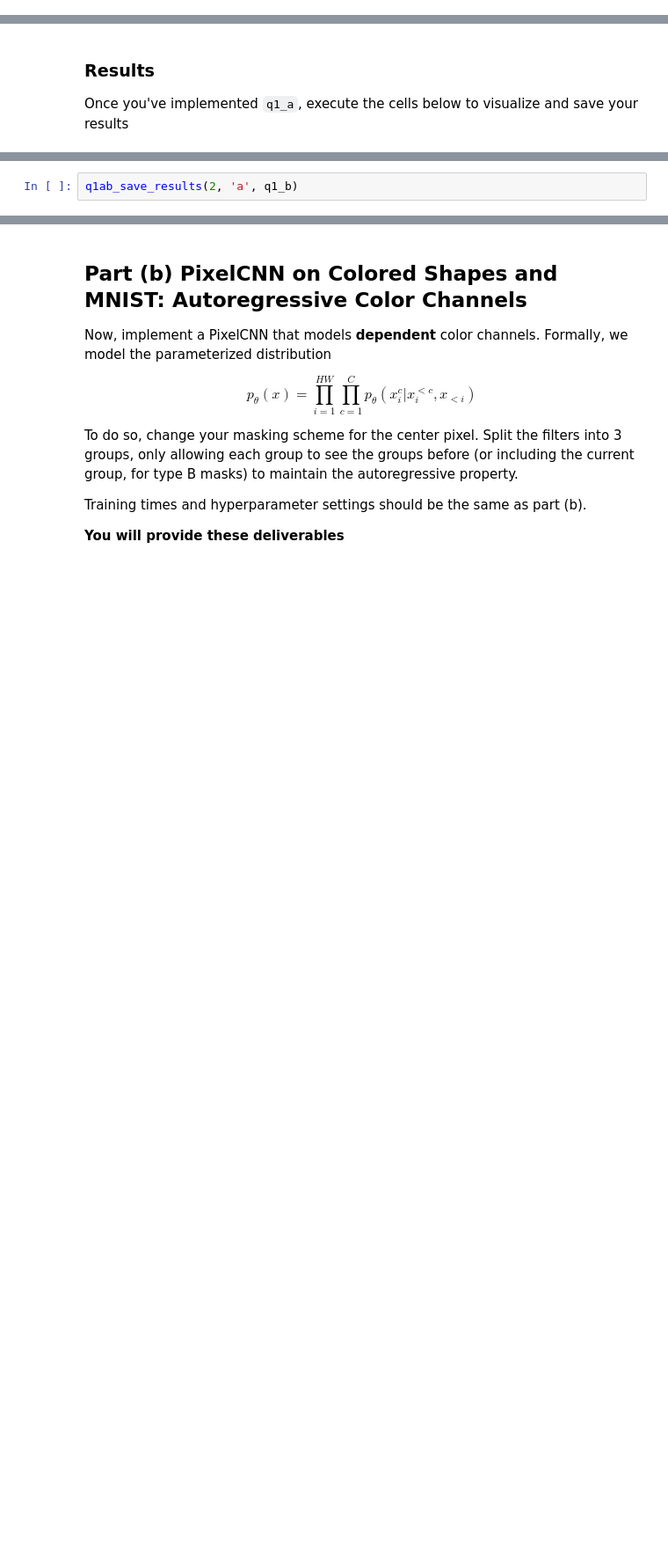
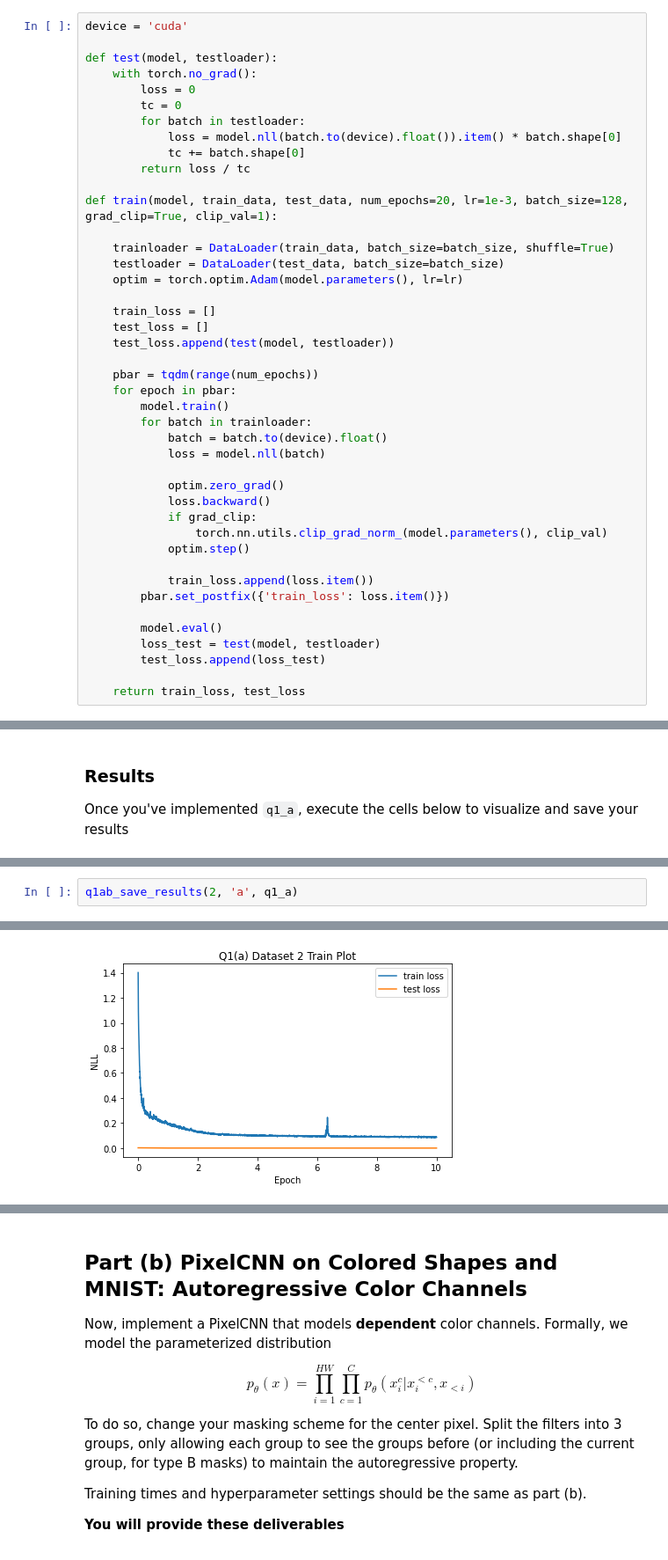
Before and after one commit to daevsikova/dul_2021, a Jupyter notebook: Homework/hw2/Homework2_PixelCNN.ipynb, the cells around one changed output, grey strips where cells are left out. Shown at 88% size. Drawn from its saved outputs; the diff is of its cells as text; blank space fills up the shorter version.

```diff
--- a/Homework/hw2/Homework2_PixelCNN.ipynb
+++ b/Homework/hw2/Homework2_PixelCNN.ipynb
@@ -64,2 +150,45 @@ Fill out the function below and return the necessary arguments. Feel free to cre
+# %%
+device = 'cuda'
+
+def test(model, testloader):
+    with torch.no_grad():
+        loss = 0
+        tc = 0
+        for batch in testloader:
+            loss = model.nll(batch.to(device).float()).item() * batch.shape[0]
+            tc += batch.shape[0]
+        return loss / tc
+
+def train(model, train_data, test_data, num_epochs=20, lr=1e-3, batch_size=128, grad_clip=True, clip_val=1):
+
+    trainloader = DataLoader(train_data, batch_size=batch_size, shuffle=True)
+    testloader = DataLoader(test_data, batch_size=batch_size)
+    optim = torch.optim.Adam(model.parameters(), lr=lr)
+
+    train_loss = []
+    test_loss = []
+    test_loss.append(test(model, testloader))
+
+    pbar = tqdm(range(num_epochs))
+    for epoch in pbar:
+        model.train()
+        for batch in trainloader:
+            batch = batch.to(device).float()
+            loss = model.nll(batch)
+
+            optim.zero_grad()
+            loss.backward()
+            if grad_clip:
+                torch.nn.utils.clip_grad_norm_(model.parameters(), clip_val)
+            optim.step()
+
+            train_loss.append(loss.item())
+        pbar.set_postfix({'train_loss': loss.item()})
+
+        model.eval()
+        loss_test = test(model, testloader)
+        test_loss.append(loss_test)
+
+    return train_loss, test_loss
 # %%
 def q1_a(train_data, test_data, image_shape, dset_id):
@@ -90,2 +245,3 @@ Final Test Loss: 0.0444
 # %%
-q1ab_save_results(2, 'a', q1_b)
+q1ab_save_results(2, 'a', q1_a)
+# %% [output]
@@ -91,0 +249 @@ q1ab_save_results(2, 'a', q1_b)
+[figure, added]
```
Also changed, not shown: parts of 17 cells of this notebook.
